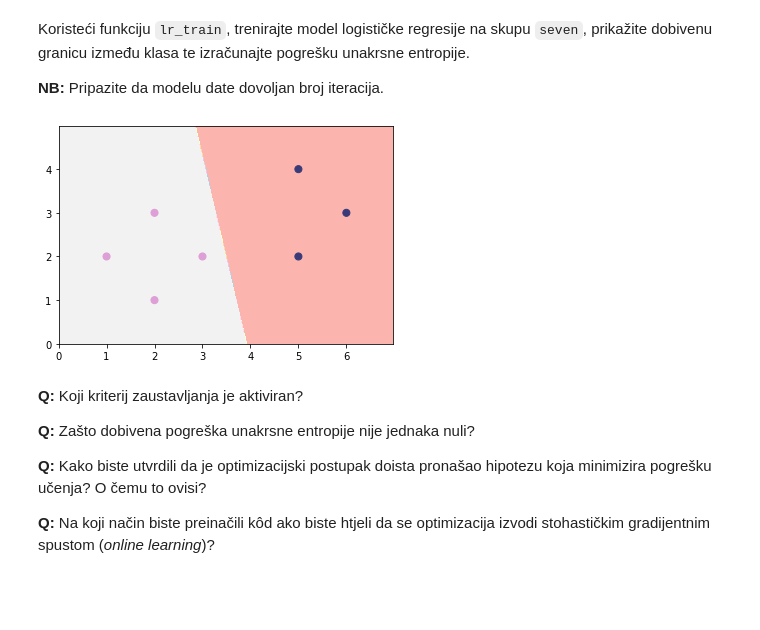
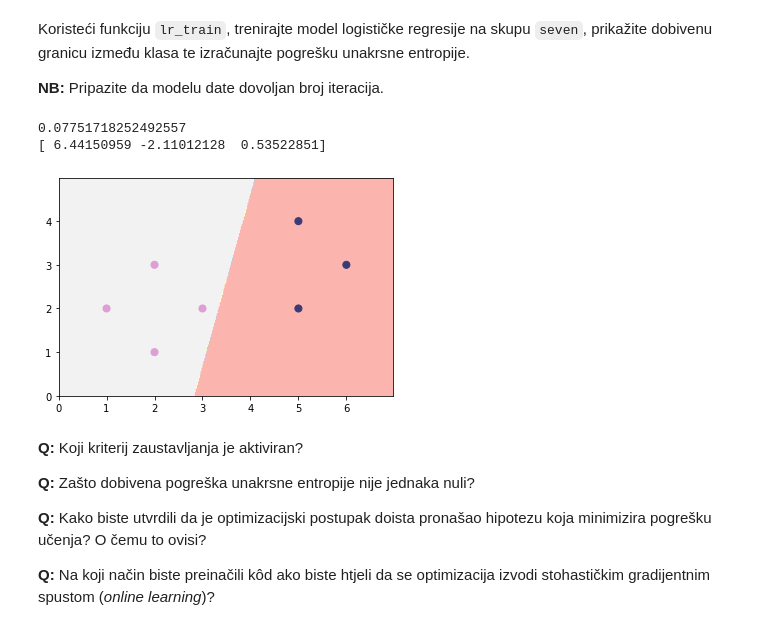
Before and after one commit to mislavivancic/machine-learning-homeworks, a Jupyter notebook: Lab2/SU-2019-LAB02-LDM-LR.ipynb, the cells around one changed output. Cells and saved outputs as stored; diff of their text form; code cells hidden in the pictures; blank space fills up the shorter version.

```diff
--- a/Lab2/SU-2019-LAB02-LDM-LR.ipynb
+++ b/Lab2/SU-2019-LAB02-LDM-LR.ipynb
@@ -292,17 +292,21 @@ Koristeći funkciju `lr_train`, trenirajte model logističke regresije na skupu
 # %%
 # Vaš kôd ovdje
 # data
 seven_X = np.array([[2,1], [2,3], [1,2], [3,2], [5,2], [5,4], [6,3]])
 seven_y = np.array([1, 1, 1, 1, 0, 0, 0])
 
 
 seven_X_transformed = PolynomialFeatures(1).fit_transform(seven_X)
-weights, all_w = lr_train(seven_X,seven_y,alpha=1,trace=True)
+weights, all_w = lr_train(seven_X,seven_y,alpha=0.0,trace=True)
+# koristiti sigmd
 h = np.dot(w,np.transpose(seven_X_transformed))
+print(weights)
 
-mlutils.plot_2d_clf_problem(seven_X,seven_y,lambda x: (np.dot(weights[1:],np.transpose(x))+ weights[0])>=0.5)
+mlutils.plot_2d_clf_problem(seven_X,seven_y,lambda x: (np.dot(weights[1:],np.transpose(x)) + weights[0])>=0.5)
 # %% [output]
+0.07751718252492557
+[ 6.44150959 -2.11012128  0.53522851]
-[figure, old version]
+[figure, new version]
 # %% [markdown]
 **Q:** Koji kriterij zaustavljanja je aktiviran?
 
```
Also changed, not shown: parts of 9 cells of this notebook.
